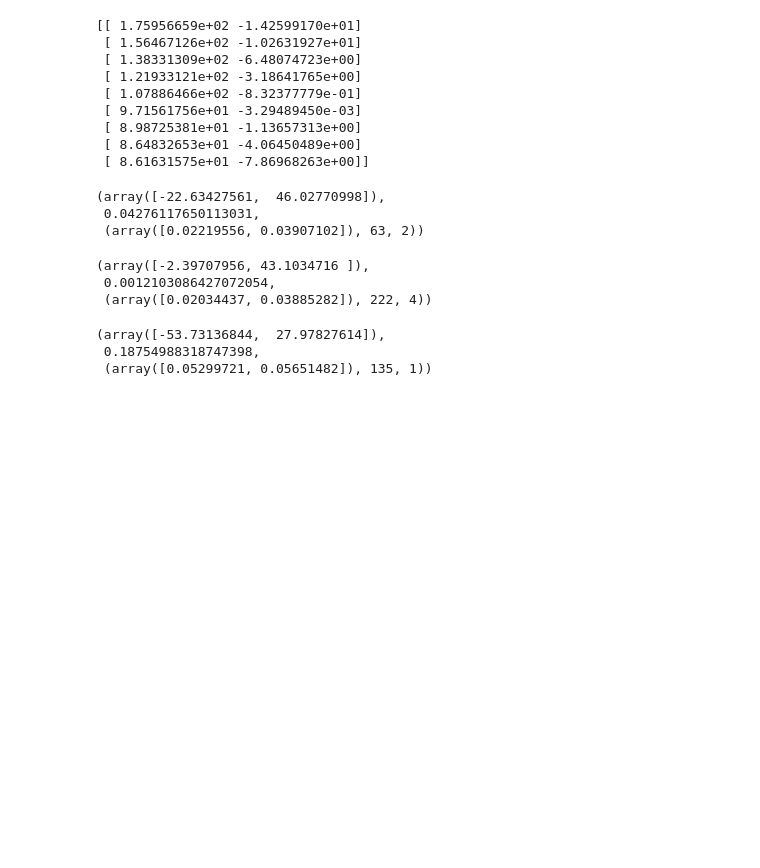
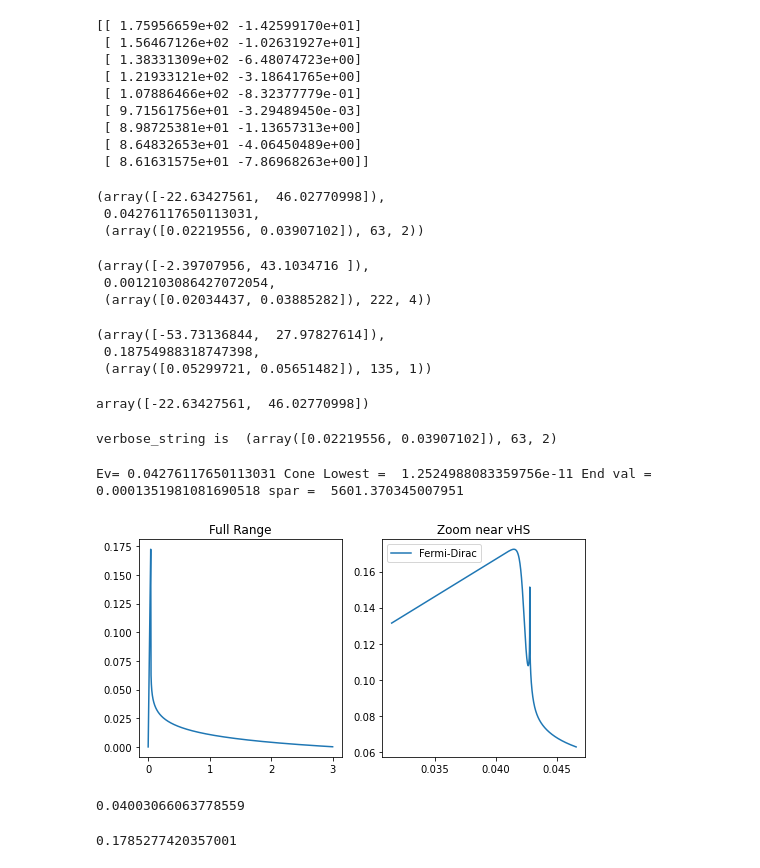
Before and after one commit to aravindhshankar/KondoVHS, a Jupyter notebook: FiddlingAround.ipynb, the cells around one changed output. Saved outputs shown, nothing was run; the diff lists cells and outputs as text; code cells hidden in the pictures; blank space fills up the shorter version.

```diff
--- a/FiddlingAround.ipynb
+++ b/FiddlingAround.ipynb
@@ -94,3 +94,69 @@ ret_alpha_beta_Ev(thetai = 3.4)
 (array([-53.73136844,  27.97827614]),
  0.18754988318747398,
  (array([0.05299721, 0.05651482]), 135, 1))
+# %%
+funcreturned = ret_alpha_beta_Ev(thetai = 1.79)
+funcreturned[0]
+# %% [output]
+array([-22.63427561,  46.02770998])
+# %%
+thetai = 1.79
+funcreturned = ret_alpha_beta_Ev(thetai)
+alpha, beta = funcreturned[0]  #Note NO NEED to multiply 0.5 to the values in the returned alphabeta
+Ev = funcreturned[1]
+thetarad = thetai * IN_RADIAN
+
+verbose_string = funcreturned[2]
+print("verbose_string is ", verbose_string)
+
+BW = 3.0 #consider a rough estimate of the bandwidth to be 3eV
+Eset = BW*np.logspace(-12,0,13*10000)
+#MAGIC = True if ival == 5 else False
+MAGIC = False
+
+
+#uppercutoff = np.amax(Z)
+#uppercutoff = 100*Ev
+uppercutoff = BW
+
+lowerlim = 108560
+upperlim = 110400
+
+if MAGIC:
+    DoS = 12*np.array([MagicvHSDoS(mu,alpha,gamma,kappa) for mu in Eset],dtype = 'float64')
+    plt.plot(Eset,DoS)
+    plt.ylim(0,1)
+else:
+    fig,(ax1,ax2) = plt.subplots(1,2, figsize = (8,4))
+    mtchscale = 0.99*Ev
+    constscale = 10 * Ev
+    spar = 1/DiracConeDoS_TBLG(Ev,thetarad) * 1000
+
+    offsetval = DiracConeDoS_TBLG(mtchscale,thetarad) - 12*LogvHSDoS(mtchscale,alpha,-beta,Ev,offset=0,cutoffscale=1)
+    DiracDos = 1*np.array([DiracConeDoS_TBLG(mu,thetarad) for mu in Eset],dtype = 'float64')
+
+    vHSDOS = 12*np.array([LogvHSDoS(mu,alpha,-beta,Ev,offset=0,cutoffscale=uppercutoff) for mu in Eset],dtype = 'float64')
+
+    FermiSummed = np.array([fermidirac(mu-mtchscale,spar)*DiracDos[mui] + fermidirac(mtchscale- mu,spar)*vHSDOS[mui] for mui,mu in enumerate(Eset)])
+    #FermiSummed -= FermiSummed[0]
+    DoS = FermiSummed
+    ax1.plot(Eset,FermiSummed)
+    ax1.set_title('Full Range')
+    ax2.plot(Eset[lowerlim:upperlim],FermiSummed[lowerlim:upperlim],label = 'Fermi-Dirac')
+    #plt.plot(Eset,0*Eset,'k--')
+    ax2.legend()
+    ax2.set_title('Zoom near vHS')
+    #plt.ylim(0,0.5)
+    print('Ev=',Ev, 'Cone Lowest = ', FermiSummed[0], 'End val = ', FermiSummed[-1], 'spar = ', spar)
+# %% [output]
+verbose_string is  (array([0.02219556, 0.03907102]), 63, 2)
+Ev= 0.04276117650113031 Cone Lowest =  1.2524988083359756e-11 End val =  0.0001351981081690518 spar =  5601.370345007951
+[figure, added]
+# %%
+vHSDOS[0]
+# %% [output]
+0.04003066063778559
+# %%
+DiracConeDoS_TBLG(Ev,thetarad)
+# %% [output]
+0.1785277420357001
```
Also changed, not shown: 1 other file.
